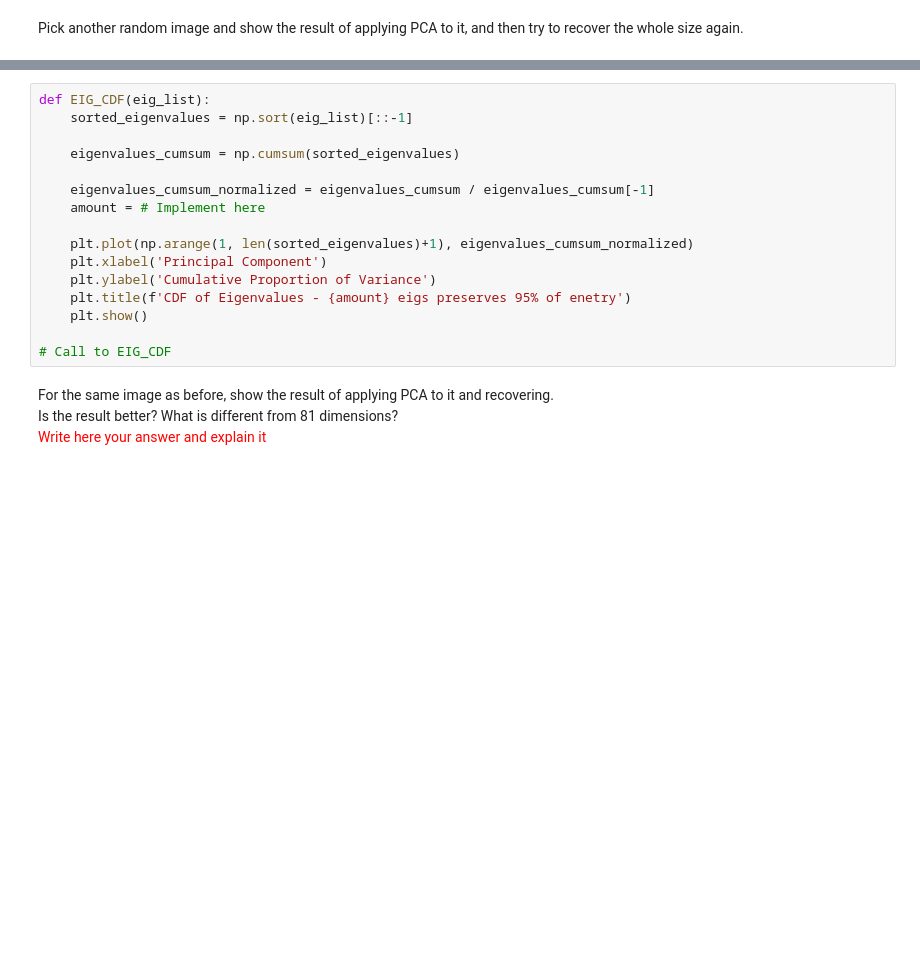
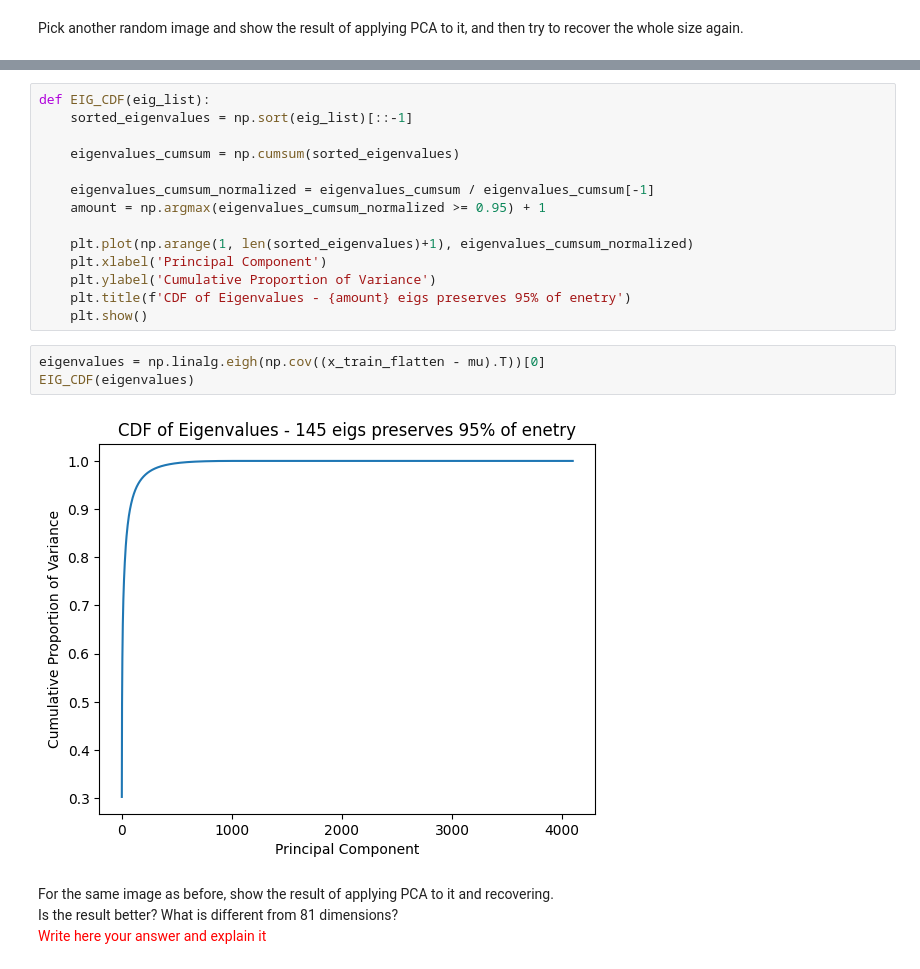
Before and after one commit to samihwar/machine_learning, a Jupyter notebook: HW4_sol.ipynb, the cells around one changed output, grey strips where cells are left out. Saved outputs shown, nothing was run; the diff lists cells and outputs as text; blank space fills up the shorter version.

```diff
--- a/HW4_sol.ipynb
+++ b/HW4_sol.ipynb
@@ -552,15 +605,18 @@ def EIG_CDF(eig_list):
 	eigenvalues_cumsum = np.cumsum(sorted_eigenvalues)
 
 	eigenvalues_cumsum_normalized = eigenvalues_cumsum / eigenvalues_cumsum[-1]
-	amount = # Implement here
+	amount = np.argmax(eigenvalues_cumsum_normalized >= 0.95) + 1
 
 	plt.plot(np.arange(1, len(sorted_eigenvalues)+1), eigenvalues_cumsum_normalized)
 	plt.xlabel('Principal Component')
 	plt.ylabel('Cumulative Proportion of Variance')
 	plt.title(f'CDF of Eigenvalues - {amount} eigs preserves 95% of enetry')
 	plt.show()
-
-# Call to EIG_CDF
+# %%
+eigenvalues = np.linalg.eigh(np.cov((x_train_flatten - mu).T))[0]
+EIG_CDF(eigenvalues)
+# %% [output]
+[figure, added]
 # %% [markdown]
 For the same image as before, show the result of applying PCA to it and recovering.<br/>
 Is the result better? What is different from 81 dimensions? <br/>
```
Also changed, not shown: parts of 11 cells of this notebook.
